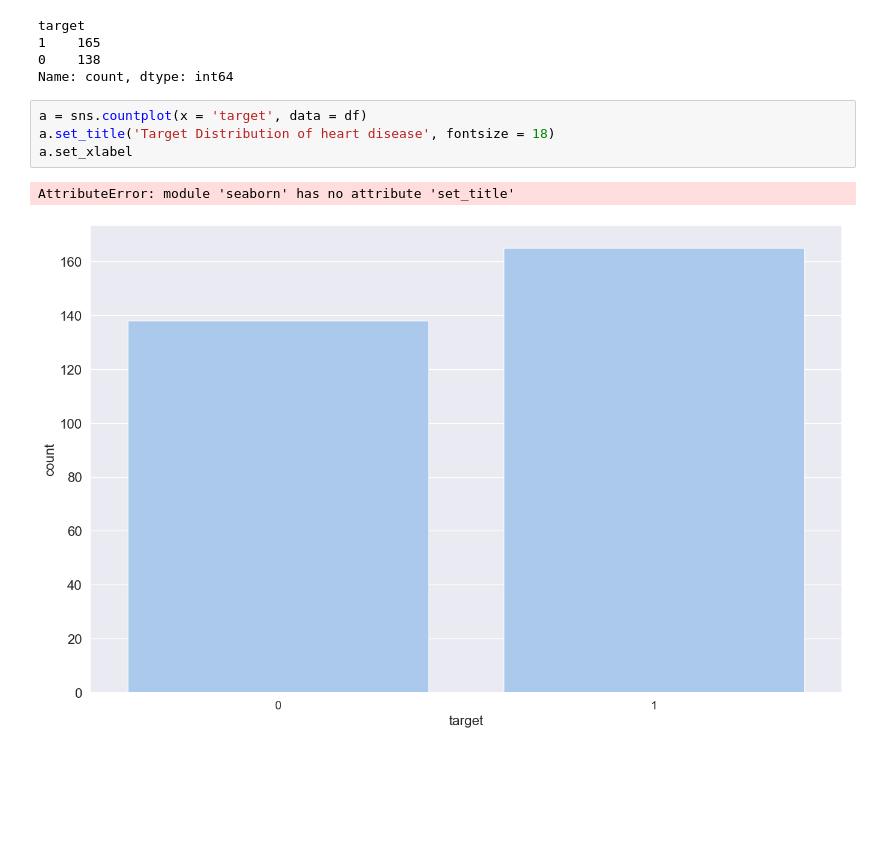
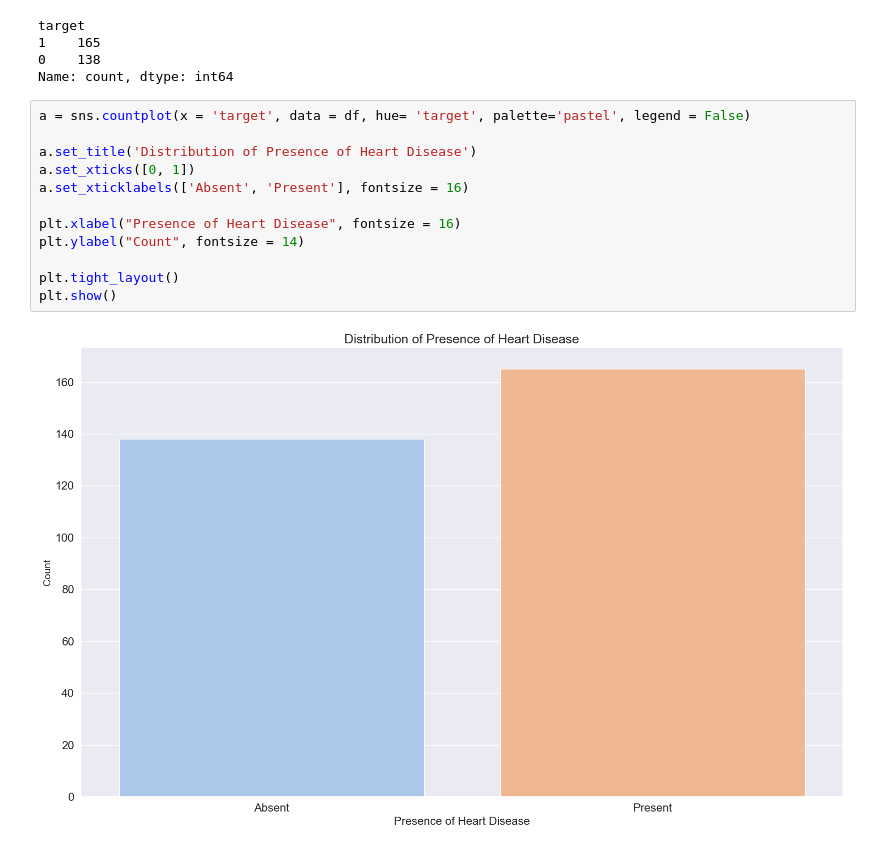
Before and after one commit to thuytienleee/Analyzing-the-Heart-Disease-Dataset, a Jupyter notebook: upload_dataset.ipynb, the cells around one changed output. Drawn from its saved outputs; the diff is of its cells as text; blank space fills up the shorter version.

```diff
--- a/upload_dataset.ipynb
+++ b/upload_dataset.ipynb
@@ -129,9 +133,16 @@ target
 0    138
 Name: count, dtype: int64
 # %%
-a = sns.countplot(x = 'target', data = df)
-a.set_title('Target Distribution of heart disease', fontsize = 18)
-a.set_xlabel
+a = sns.countplot(x = 'target', data = df, hue= 'target', palette='pastel', legend = False)
+
+a.set_title('Distribution of Presence of Heart Disease')
+a.set_xticks([0, 1])
+a.set_xticklabels(['Absent', 'Present'], fontsize = 16)
+
+plt.xlabel("Presence of Heart Disease", fontsize = 16)
+plt.ylabel("Count", fontsize = 14)
+
+plt.tight_layout()
+plt.show()
 # %% [output]
-AttributeError: module 'seaborn' has no attribute 'set_title'
-[figure, old version]
+[figure, new version]
```
Also changed, not shown: parts of 9 cells of this notebook.
